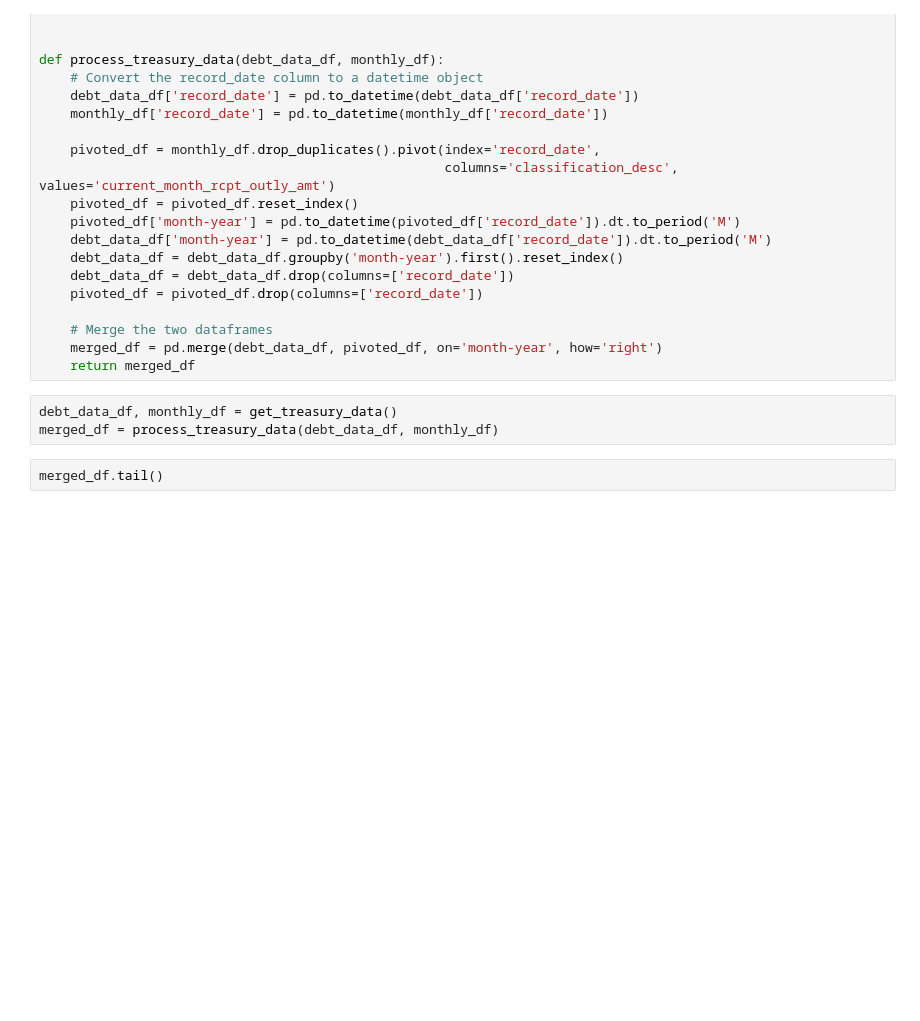
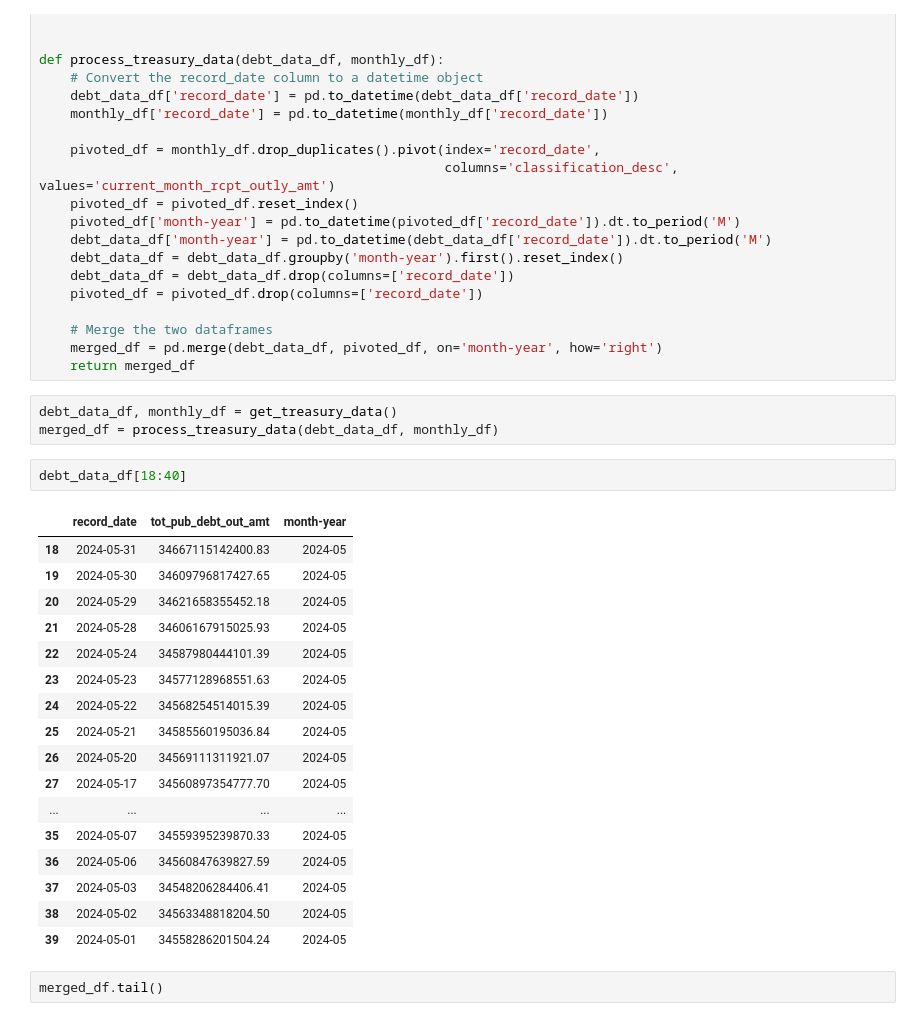
Before and after one commit to diodz/diodz.github.io, a Jupyter notebook: notebooks/TreasuryAPI.ipynb, the cells around one changed output. Saved outputs shown, nothing was run; the diff lists cells and outputs as text; blank space fills up the shorter version.

```diff
--- a/notebooks/TreasuryAPI.ipynb
+++ b/notebooks/TreasuryAPI.ipynb
@@ -75,6 +75,26 @@ def process_treasury_data(debt_data_df, monthly_df):
 # %%
 debt_data_df, monthly_df = get_treasury_data()
 merged_df = process_treasury_data(debt_data_df, monthly_df)
+# %%
+debt_data_df[18:40]
+# %% [output]
+|  | record_date | tot_pub_debt_out_amt | month-year |
+| 18 | 2024-05-31 | 34667115142400.83 | 2024-05 |
+| 19 | 2024-05-30 | 34609796817427.65 | 2024-05 |
+| 20 | 2024-05-29 | 34621658355452.18 | 2024-05 |
+| 21 | 2024-05-28 | 34606167915025.93 | 2024-05 |
+| 22 | 2024-05-24 | 34587980444101.39 | 2024-05 |
+| 23 | 2024-05-23 | 34577128968551.63 | 2024-05 |
+| 24 | 2024-05-22 | 34568254514015.39 | 2024-05 |
+| 25 | 2024-05-21 | 34585560195036.84 | 2024-05 |
+| 26 | 2024-05-20 | 34569111311921.07 | 2024-05 |
+| 27 | 2024-05-17 | 34560897354777.70 | 2024-05 |
+| ... | ... | ... | ... |
+| 35 | 2024-05-07 | 34559395239870.33 | 2024-05 |
+| 36 | 2024-05-06 | 34560847639827.59 | 2024-05 |
+| 37 | 2024-05-03 | 34548206284406.41 | 2024-05 |
+| 38 | 2024-05-02 | 34563348818204.50 | 2024-05 |
+| 39 | 2024-05-01 | 34558286201504.24 | 2024-05 |
 # %%
 merged_df.tail()
 # %% [output]
```
Also changed, not shown: parts of 2 cells of this notebook.
